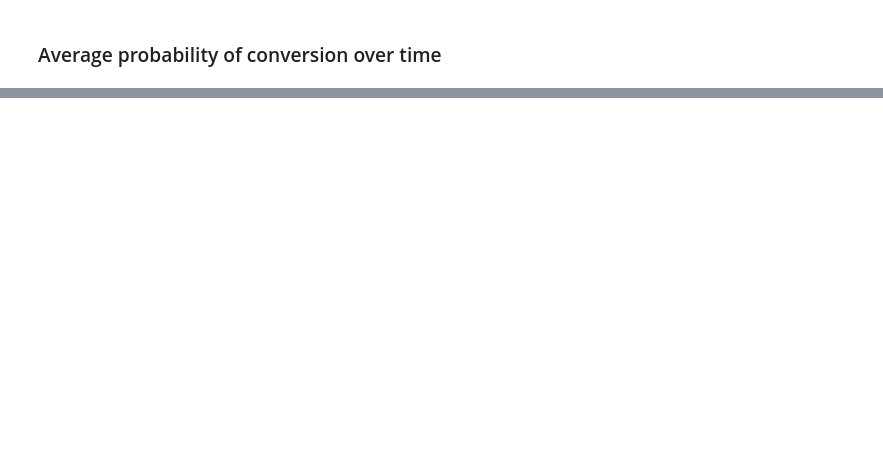
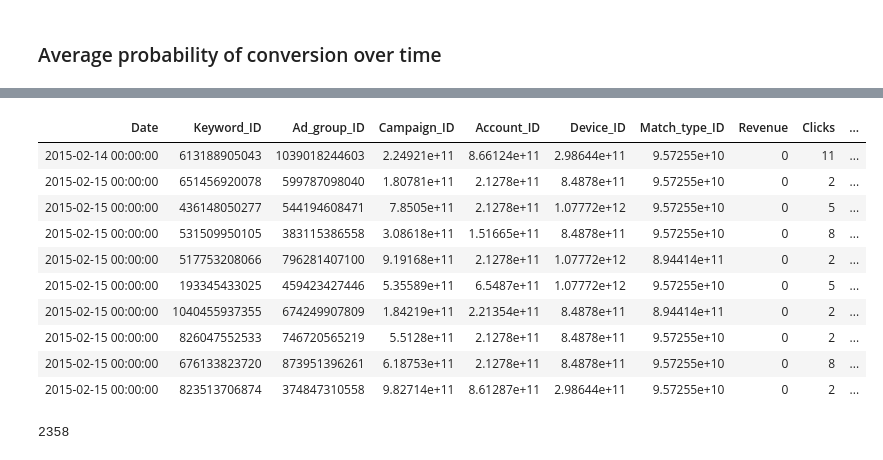
Before and after one commit to jakubglinka/ml-rpc, a Jupyter notebook: notebooks/revenue_per_click_prediction.ipynb, the cells around one changed output, grey strips where cells are left out. Drawn from its saved outputs; the diff is of its cells as text; code cells hidden in the pictures; blank space fills up the shorter version.

```diff
--- a/notebooks/revenue_per_click_prediction.ipynb
+++ b/notebooks/revenue_per_click_prediction.ipynb
@@ -279,0 +308,15 @@ TODO's:
+# %%
+# class weights
+N = tmp_0 + tmp_1
+w_0 = N * .5 / tmp_0
+w_1 = N * .5 / tmp_1
+# %%
+from pyspark.sql.functions import when
+
+sdf_exp_w = sdf_exp \
+            .withColumn('n', when(col('y') == 1, col('n') * w_1).otherwise(col('n') * w_0))
+
+tmp_0 = sdf_exp_w.filter(col('y')==0).agg(sum(col('n')).alias('n')).collect()[0].n
+tmp_1 = sdf_exp_w.filter(col('y')==1).agg(sum(col('n')).alias('n')).collect()[0].n
+p_0 = tmp_0 / (tmp_0 + tmp_1) * 100
+print('Class percentage after balancing: Y==1: {:2.2f}%, Y==0: {:2.2f}%'.format(100 - p_0, p_0))
@@ -336,0 +421,14 @@ ggplot(aes(x='Date', y='prob_of_conv'), data=tmp) + geom_line() + theme_bw()
+# %%
+df
+# %% [output]
+| Date | Keyword_ID | Ad_group_ID | Campaign_ID | Account_ID | Device_ID | Match_type_ID | Revenue | Clicks | ... |
+| 2015-02-14 00:00:00 | 613188905043 | 1039018244603 | 2.24921e+11 | 8.66124e+11 | 2.98644e+11 | 9.57255e+10 | 0 | 11 | ... |
+| 2015-02-15 00:00:00 | 651456920078 | 599787098040 | 1.80781e+11 | 2.1278e+11 | 8.4878e+11 | 9.57255e+10 | 0 | 2 | ... |
+| 2015-02-15 00:00:00 | 436148050277 | 544194608471 | 7.8505e+11 | 2.1278e+11 | 1.07772e+12 | 9.57255e+10 | 0 | 5 | ... |
+| 2015-02-15 00:00:00 | 531509950105 | 383115386558 | 3.08618e+11 | 1.51665e+11 | 8.4878e+11 | 9.57255e+10 | 0 | 8 | ... |
+| 2015-02-15 00:00:00 | 517753208066 | 796281407100 | 9.19168e+11 | 2.1278e+11 | 1.07772e+12 | 8.94414e+11 | 0 | 2 | ... |
+| 2015-02-15 00:00:00 | 193345433025 | 459423427446 | 5.35589e+11 | 6.5487e+11 | 1.07772e+12 | 9.57255e+10 | 0 | 5 | ... |
+| 2015-02-15 00:00:00 | 1040455937355 | 674249907809 | 1.84219e+11 | 2.21354e+11 | 8.4878e+11 | 8.94414e+11 | 0 | 2 | ... |
+| 2015-02-15 00:00:00 | 826047552533 | 746720565219 | 5.5128e+11 | 2.1278e+11 | 8.4878e+11 | 9.57255e+10 | 0 | 2 | ... |
+| 2015-02-15 00:00:00 | 676133823720 | 873951396261 | 6.18753e+11 | 2.1278e+11 | 8.4878e+11 | 9.57255e+10 | 0 | 8 | ... |
+| 2015-02-15 00:00:00 | 823513706874 | 374847310558 | 9.82714e+11 | 8.61287e+11 | 2.98644e+11 | 9.57255e+10 | 0 | 2 | ... |
@@ -336,0 +440,5 @@ ggplot(aes(x='Date', y='prob_of_conv'), data=tmp) + geom_line() + theme_bw()
+# %%
+tmp = df['Campaign_ID']
+len(tmp.categories())
+# %% [output]
+2358
```
Also changed, not shown: parts of 28 cells of this notebook.
